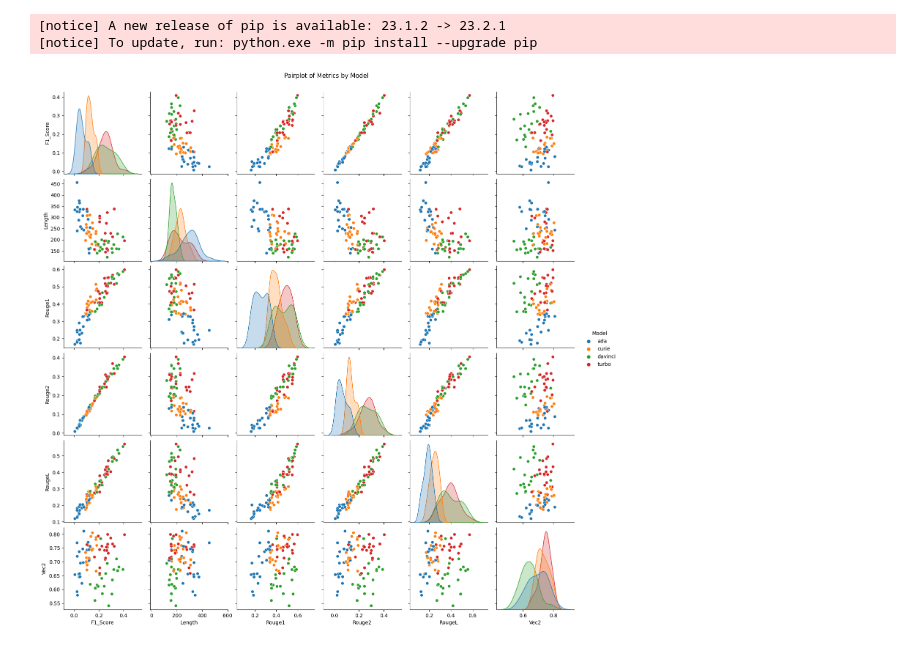
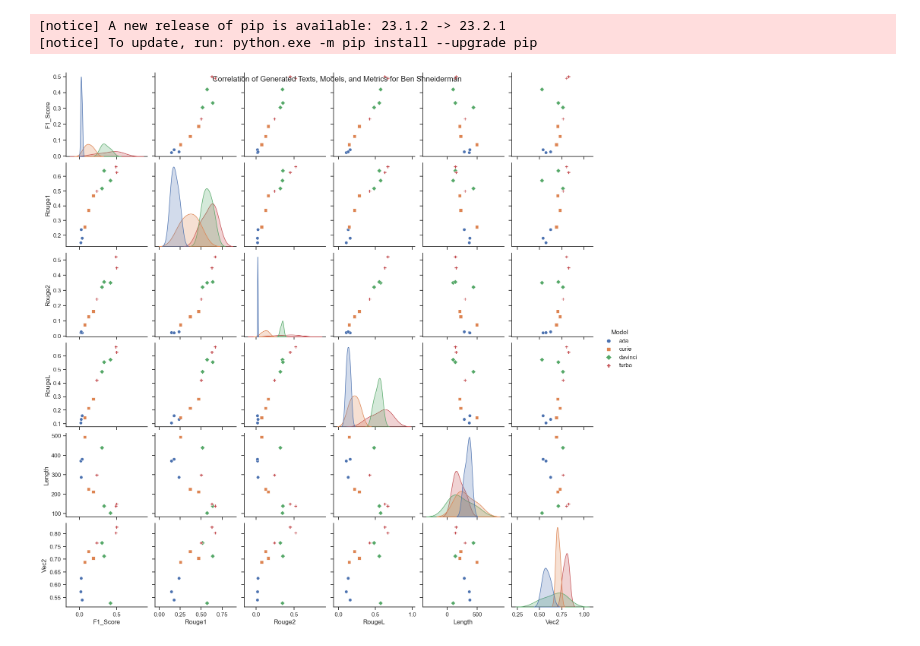
Before and after one commit to jonidamukaj/testing_LLMs, a Jupyter notebook: testing/paragraph1/Visualization/Visualize_Prompt.ipynb, the cells around one changed output. Drawn from its saved outputs; the diff is of its cells as text; code cells hidden in the pictures.

```diff
--- a/testing/paragraph1/Visualization/Visualize_Prompt.ipynb
+++ b/testing/paragraph1/Visualization/Visualize_Prompt.ipynb
@@ -76,20 +76,30 @@ for name in combined_df['Name'].unique():
 # Save the combined DataFrame to a new CSV file
 alternating_rows.to_csv("combined_Prompt.csv", index=False)
 # %%
+import matplotlib.pyplot as plt
 import pandas as pd
-import matplotlib.pyplot as plt
 import seaborn as sns
 
-# Read the combined CSV data into a pandas DataFrame
-data = pd.read_csv('combined_Prompt.csv')
+# Load the CSV data
+df = pd.read_csv('combined_Prompt.csv')
 
-pivot_data = data.pivot_table(index=['Name', 'Model'], values=['F1_Score', 'Rouge1', 'Rouge2', 'RougeL', 'Length', 'Vec2'])
+# Filter data for the "Ben Shneiderman" name
+ben_df = df[df['Name'] == 'Ben Shneiderman']
 
-sns.pairplot(pivot_data.reset_index(), hue='Model')
-plt.suptitle('Pairplot of Metrics by Model', y=1.02)
+# Define the metrics you want to visualize
+metrics = ['F1_Score', 'Rouge1', 'Rouge2', 'RougeL', 'Length', 'Vec2']
+
+# Create a scatter plot matrix
+sns.set(style='ticks')
+sns.pairplot(ben_df, vars=metrics, hue='Model', markers=["o", "s", "D", "P", "X", "H"])
+
+# Set the title
+plt.suptitle("Correlation of Generated Texts, Models, and Metrics for Ben Shneiderman")
+
+# Display the plot
 plt.show()
 # %% [output]
-[figure, old version]
+[figure, new version]
 # %%
 import pandas as pd
 import matplotlib.pyplot as plt
```
Also changed, not shown: parts of 5 cells of this notebook, 8 other files.
